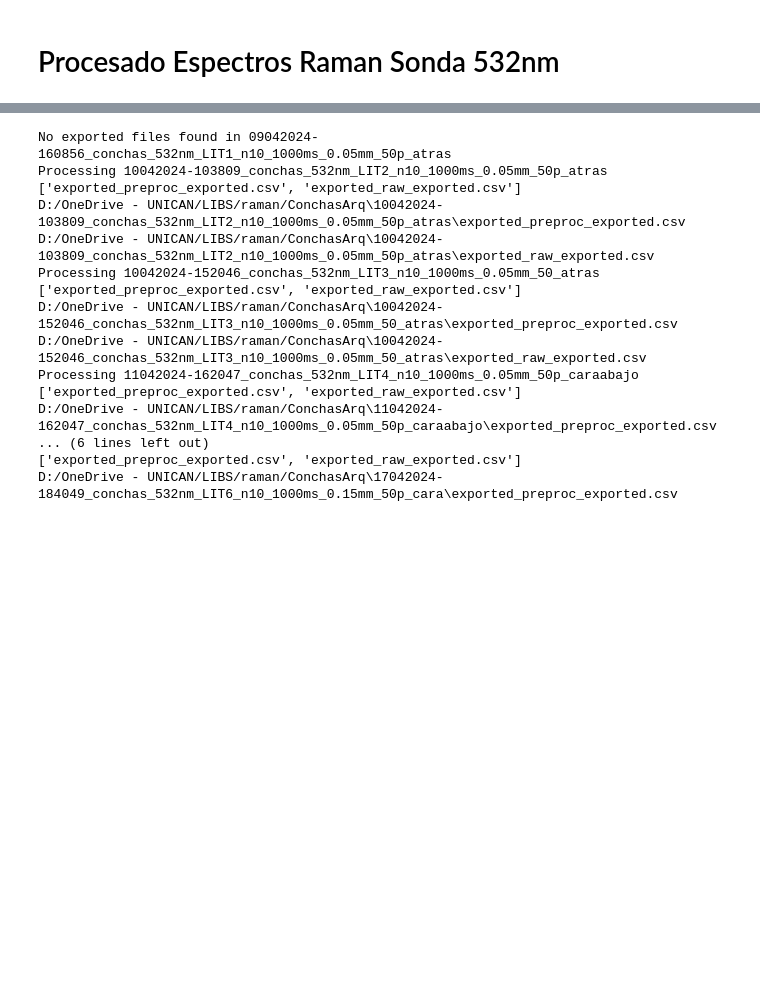
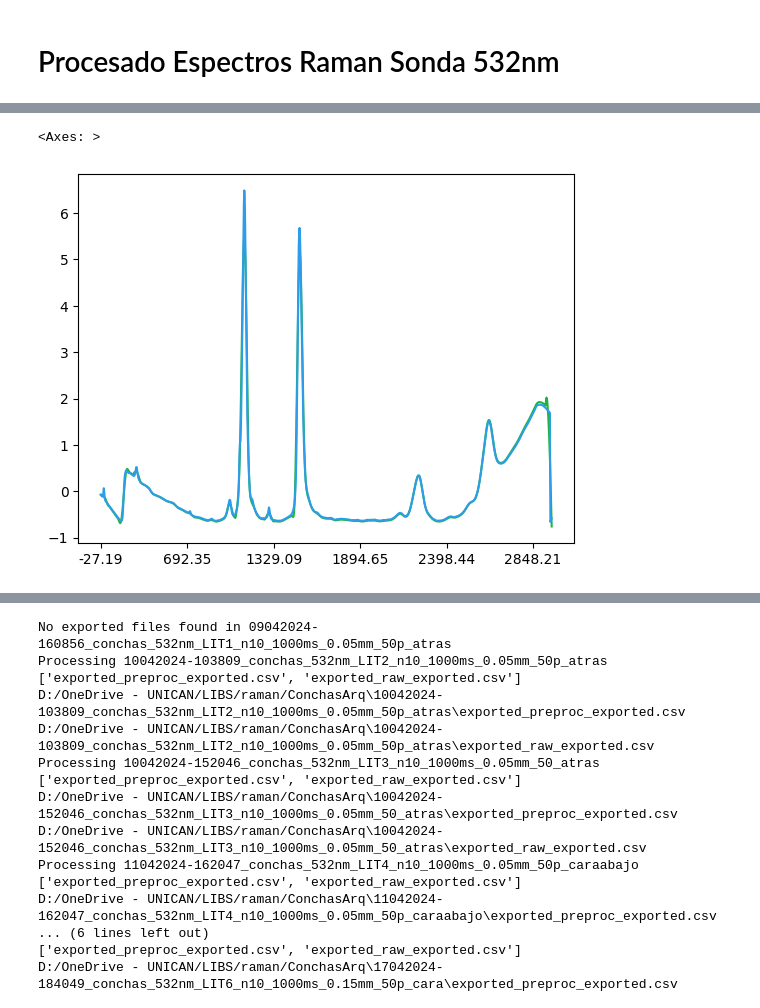
Before and after one commit to andreaperezasen/TFM-ML-Raman-Conchas-Arqueologicas, a Jupyter notebook: Code/Notebooks/procesado_sonda532nm.ipynb, the cells around one changed output, grey strips where cells are left out. Saved outputs shown, nothing was run; the diff lists cells and outputs as text; code cells hidden in the pictures; blank space fills up the shorter version.

Commit message:
Utilizacion SNV como metodo de normalizacion

```diff
--- a/Code/Notebooks/procesado_sonda532nm.ipynb
+++ b/Code/Notebooks/procesado_sonda532nm.ipynb
@@ -342,3 +299,25 @@ df_media_normalized.mean(axis=0).plot(color = 'red')
+# %%
+def SNV(input_data):
+    """
+    Procesado de datos: SNV (Standard Normal Variate).
+    1) Media de cada channel --> axis=1 (todas las columnas).
+    2) Se le resta su media a cada "channel" --> axis=0 (todas las filas).
+    3) Divide cada channel por su StDev --> axis=1 (todas las columnas).
+    :parameter *input_data*: matriz de datos, en formato: "channels(f) x time(c)".
+    :return: matriz de datos, una vez normalizados
+    """
+    data_12 = input_data.sub(input_data.mean(axis=1), axis=0)
+    data_snv = data_12.div(input_data.std(axis=1), axis=0)
+    return data_snv
+
+df_normalized = normalize_spectra(df_media_corrected)
+df_svn = SNV(df_media_corrected)
+
+df_media_normalized.mean(axis=0).plot(color = colores[3], label= "Normalizacion")
+df_svn.mean(axis=0).plot(color = colores[0], label = "SVN")
+# %% [output]
+<Axes: >
+[figure, added]
 # %%
 df_fin = preprocesado_raw(df,df_background)
 df_fin
```
Also changed, not shown: parts of 14 cells of this notebook.
